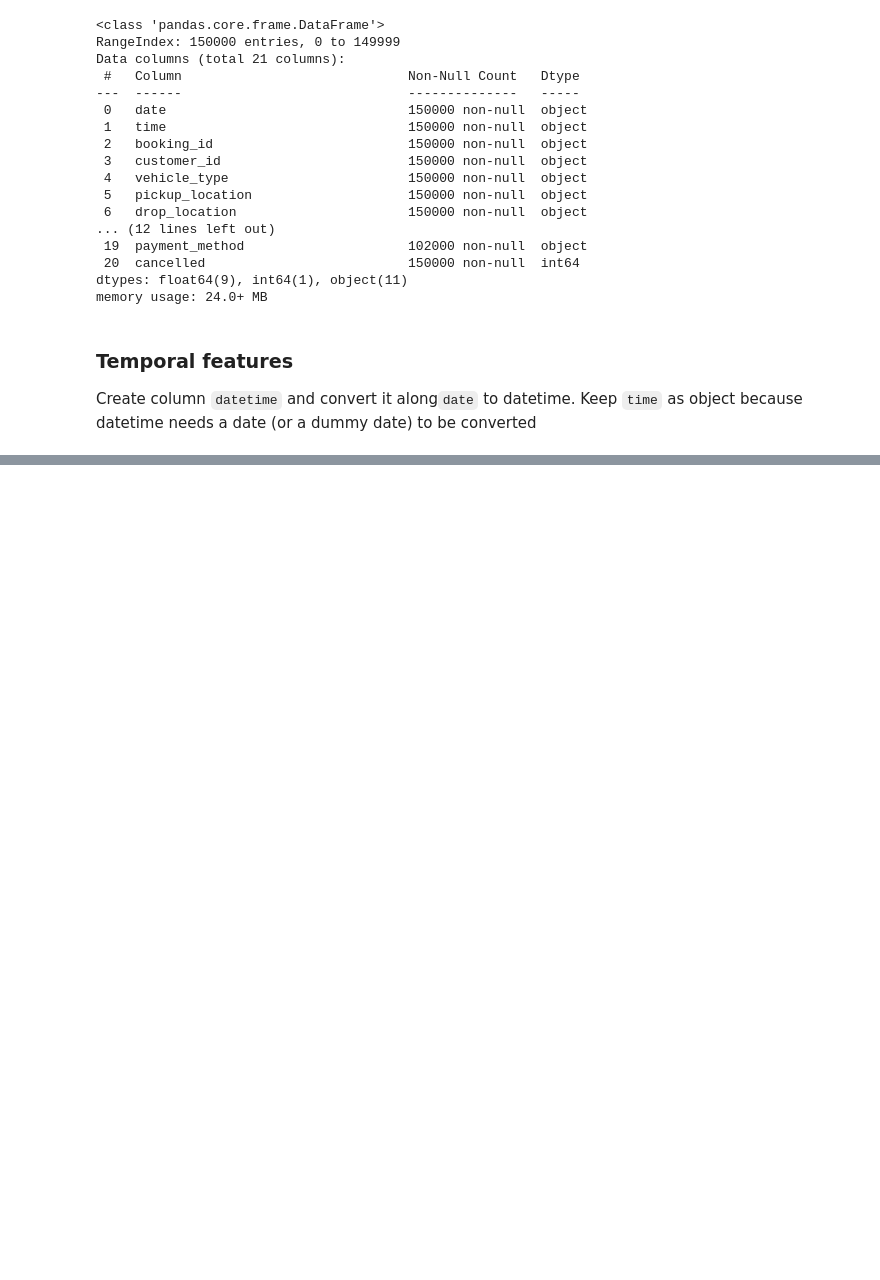
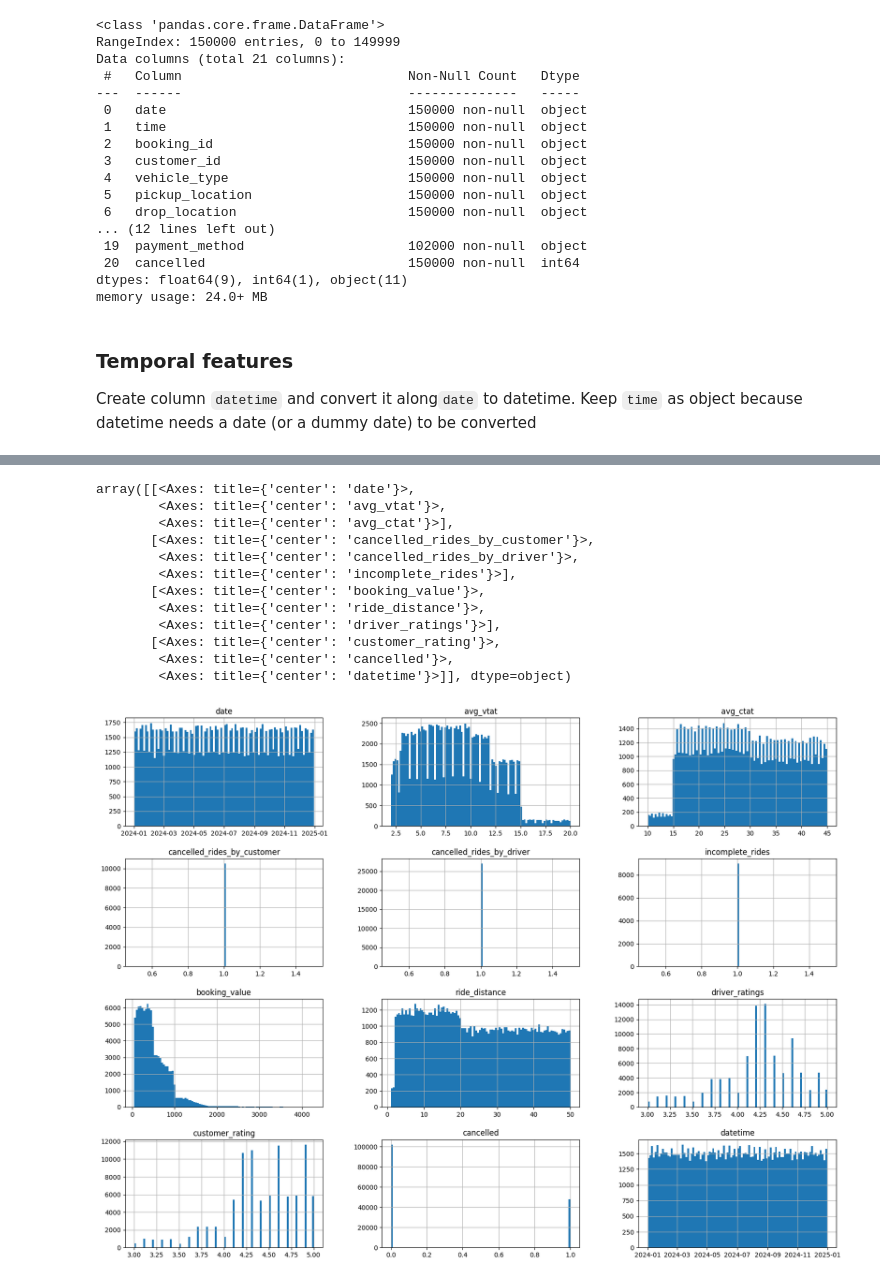
Before and after one commit to amaldu/uber-ride-cancellation-prediction, a Jupyter notebook: uber-analysis/notebooks/03_initial_data_inspection.ipynb, the cells around one changed output, grey strips where cells are left out. Saved outputs shown, nothing was run; the diff lists cells and outputs as text; code cells hidden in the pictures; blank space fills up the shorter version.

```diff
--- a/uber-analysis/notebooks/03_initial_data_inspection.ipynb
+++ b/uber-analysis/notebooks/03_initial_data_inspection.ipynb
@@ -179,7 +180,9 @@ memory usage: 25.2+ MB
 # %%
 cat_ambiguous = ["reason_for_cancelling_by_customer",
                  "driver_cancellation_reason",
-                 "incomplete_rides_reason"]
+                 "incomplete_rides_reason",
+                 "booking_id",
+               "customer_id" ]
 cat_threshold = 0.5
 
 for col in cat_ambiguous:
@@ -205,7 +212,5 @@ Ratio of the column: 0.0027%
 # %%
-cat_columns = ["booking_id",
-               "customer_id",
-               "vehicle_type",
+cat_columns = ["vehicle_type",
                "pickup_location",
                "drop_location",
                "payment_method"]
@@ -228,5 +231,5 @@ for col in cat_columns:
 # %%
-float_columns = ["avg_vtat",
+numerical_columns = ["avg_vtat",
                  "avg_ctat",
                  "cancelled_rides_by_customer",
                  "cancelled_rides_by_driver",
@@ -234,6 +237,10 @@ float_columns = ["avg_vtat",
                  "booking_value",
                  "ride_distance",
                  "driver_ratings",
-                 "customer_rating" ]
+                 "customer_rating",
+                 "cancelled"]
 
-int_columns = ["cancelled"]
+for col in numerical_columns:
+    if col in df_typed.columns:
+        df_typed[col] = df_typed[col].astype("float32")
+        print(f"- Column {col} has been transformed into float32")
@@ -239,0 +335,16 @@ int_columns = ["cancelled"]
+# %%
+df_typed.hist(figsize=(20, 15), bins = 100)
+# %% [output]
+array([[<Axes: title={'center': 'date'}>,
+        <Axes: title={'center': 'avg_vtat'}>,
+        <Axes: title={'center': 'avg_ctat'}>],
+       [<Axes: title={'center': 'cancelled_rides_by_customer'}>,
+        <Axes: title={'center': 'cancelled_rides_by_driver'}>,
+        <Axes: title={'center': 'incomplete_rides'}>],
+       [<Axes: title={'center': 'booking_value'}>,
+        <Axes: title={'center': 'ride_distance'}>,
+        <Axes: title={'center': 'driver_ratings'}>],
+       [<Axes: title={'center': 'customer_rating'}>,
+        <Axes: title={'center': 'cancelled'}>,
+        <Axes: title={'center': 'datetime'}>]], dtype=object)
+[figure, added]
```
Also changed, not shown: parts of 23 cells of this notebook.
